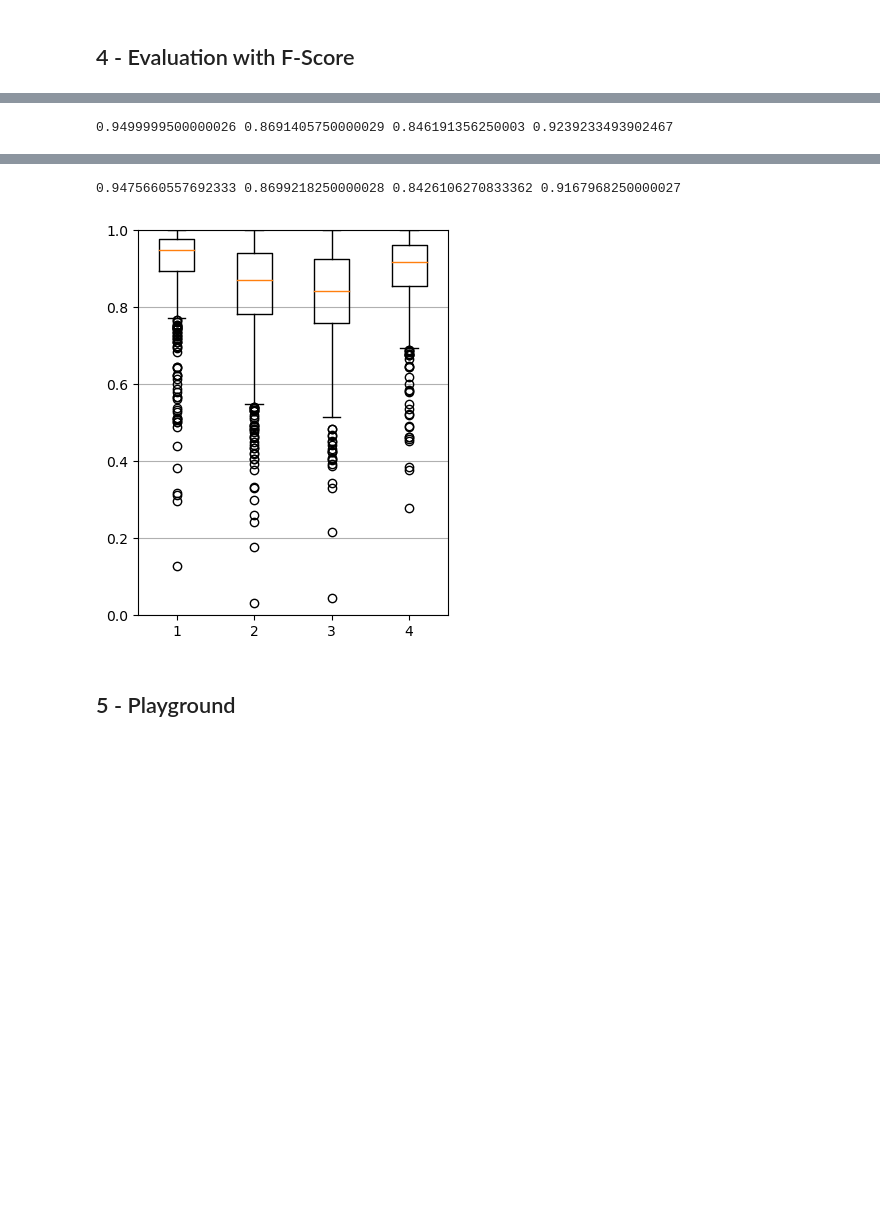
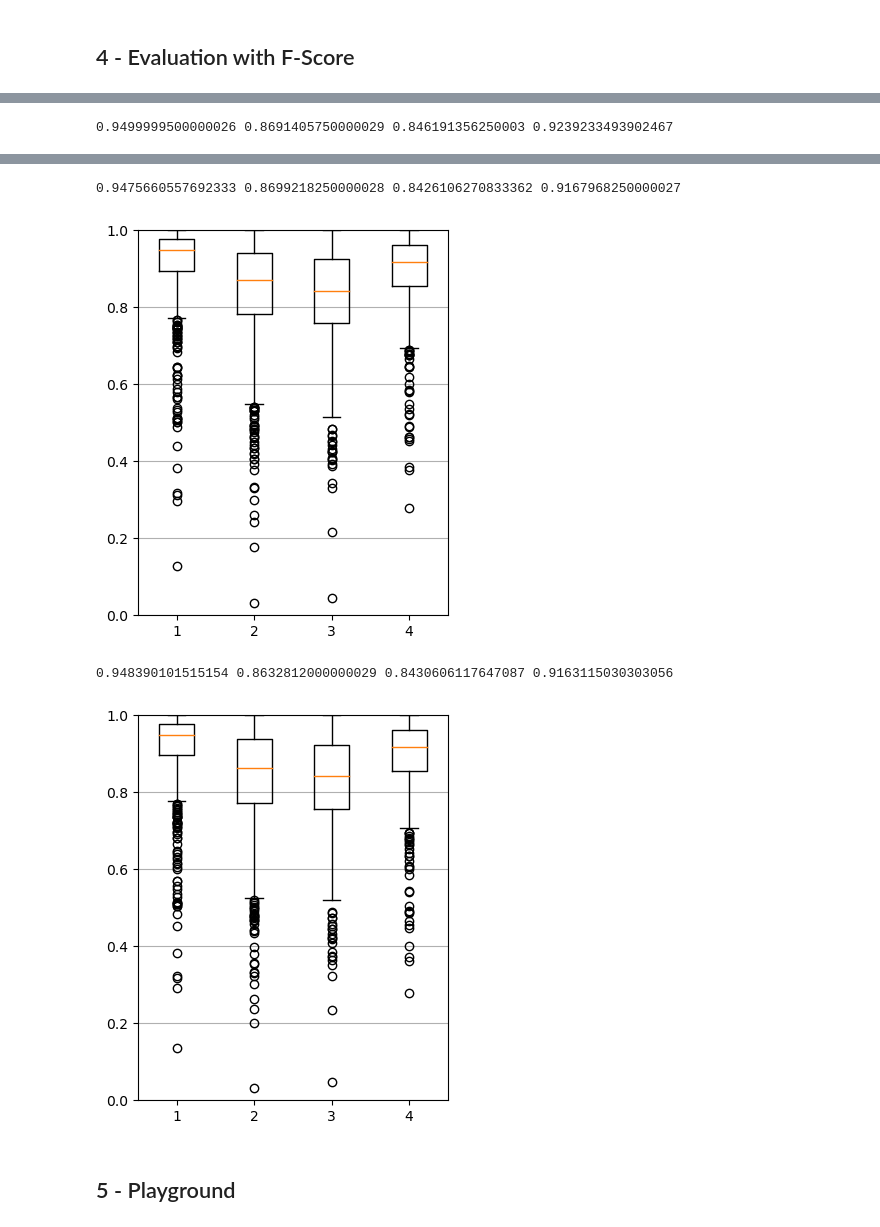
Before and after one commit to Xornotor/VocalAssignment-SSCS, a Jupyter notebook: SSCS_Training.ipynb, the cells around one changed output, grey strips where cells are left out. Saved outputs shown, nothing was run; the diff lists cells and outputs as text; code cells hidden in the pictures; blank space fills up the shorter version.

```diff
--- a/SSCS_Training.ipynb
+++ b/SSCS_Training.ipynb
@@ -203,11 +108,14 @@ sscs.voice_f_histograms(f_scr2_full)
 # %%
 sscs.boxplot(f_scr1_full)
 sscs.boxplot(f_scr2_full)
+sscs.boxplot(f_scr3_full)
 # %% [output]
 0.9499999500000026 0.8691405750000029 0.846191356250003 0.9239233493902467
 [figure]
 0.9475660557692333 0.8699218250000028 0.8426106270833362 0.9167968250000027
 [figure]
+0.948390101515154 0.8632812000000029 0.8430606117647087 0.9163115030303056
+[figure, added]
 # %% [markdown]
 ## 5 - Playground
 # %%
```
Also changed, not shown: parts of 6 cells of this notebook, 1 other file.
